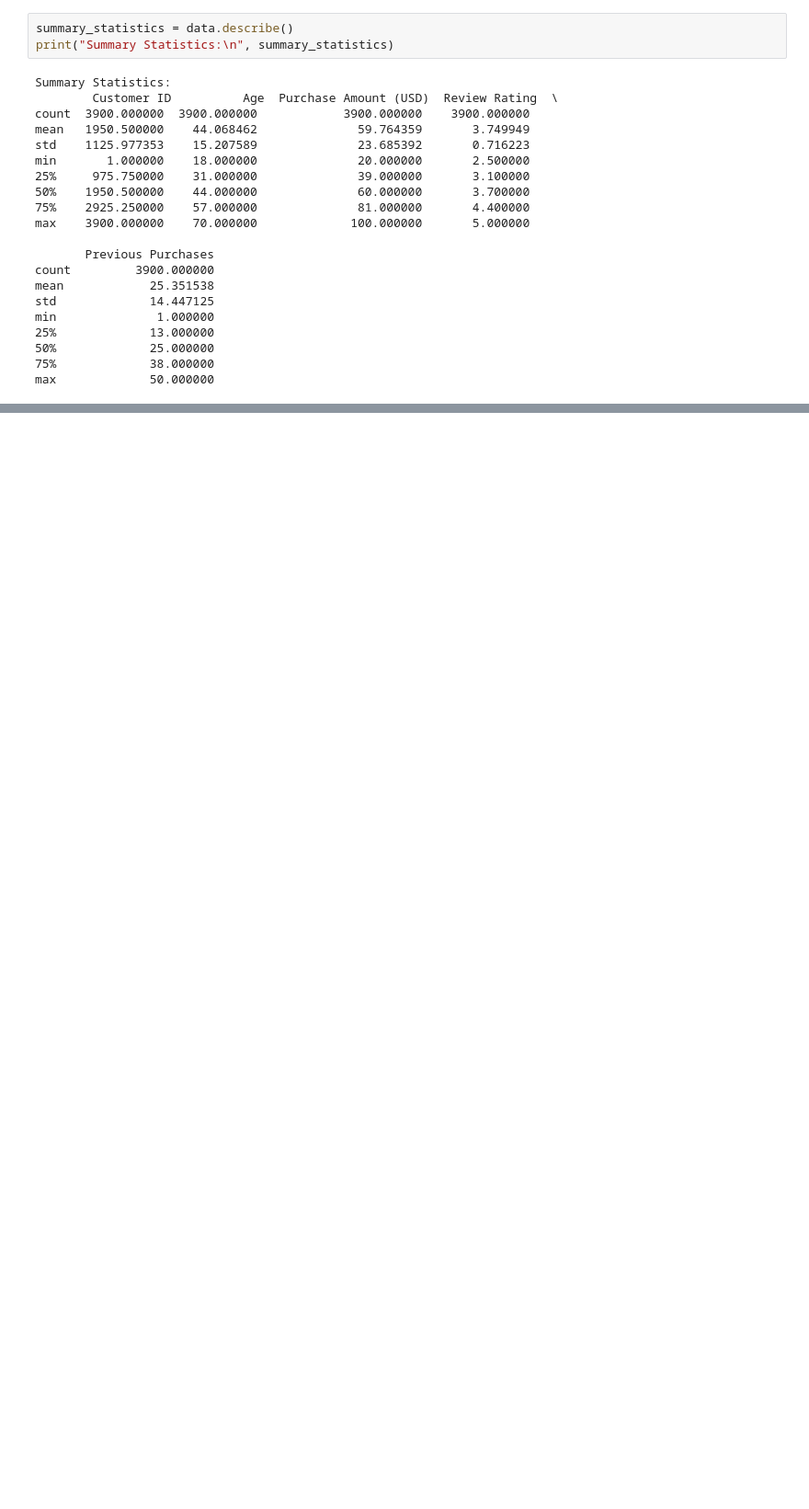
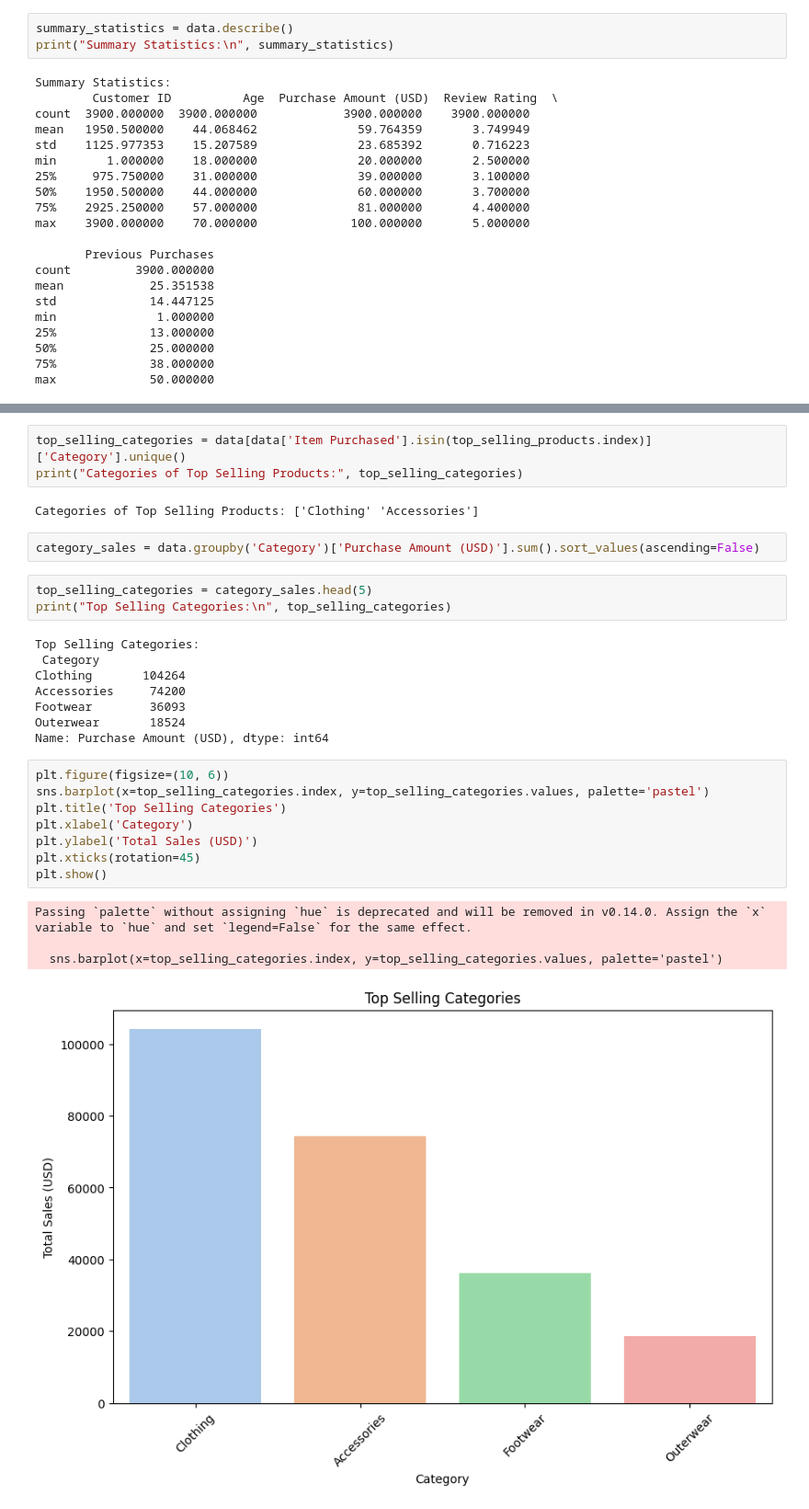
Before and after one commit to Sidhupaji-2004/Online-Retail-Transaction-Analysis, a Jupyter notebook: retail.ipynb, the cells around one changed output, grey strips where cells are left out. Shown: that part at 92% size. Cells and saved outputs as stored; diff of their text form; blank space fills up the shorter version.

Commit message:
Top selling categories

```diff
--- a/retail.ipynb
+++ b/retail.ipynb
@@ -170,0 +190,31 @@ max             50.000000
+# %%
+top_selling_categories = data[data['Item Purchased'].isin(top_selling_products.index)]['Category'].unique()
+print("Categories of Top Selling Products:", top_selling_categories)
+# %% [output]
+Categories of Top Selling Products: ['Clothing' 'Accessories']
+# %%
+category_sales = data.groupby('Category')['Purchase Amount (USD)'].sum().sort_values(ascending=False)
+# %%
+top_selling_categories = category_sales.head(5)
+print("Top Selling Categories:\n", top_selling_categories)
+# %% [output]
+Top Selling Categories:
+ Category
+Clothing       104264
+Accessories     74200
+Footwear        36093
+Outerwear       18524
+Name: Purchase Amount (USD), dtype: int64
+# %%
+plt.figure(figsize=(10, 6))
+sns.barplot(x=top_selling_categories.index, y=top_selling_categories.values, palette='pastel')
+plt.title('Top Selling Categories')
+plt.xlabel('Category')
+plt.ylabel('Total Sales (USD)')
+plt.xticks(rotation=45)
+plt.show()
+# %% [output]
+Passing `palette` without assigning `hue` is deprecated and will be removed in v0.14.0. Assign the `x` variable to `hue` and set `legend=False` for the same effect.
+
+  sns.barplot(x=top_selling_categories.index, y=top_selling_categories.values, palette='pastel')
+[figure, added]
```
Also changed, not shown: parts of 6 cells of this notebook.
